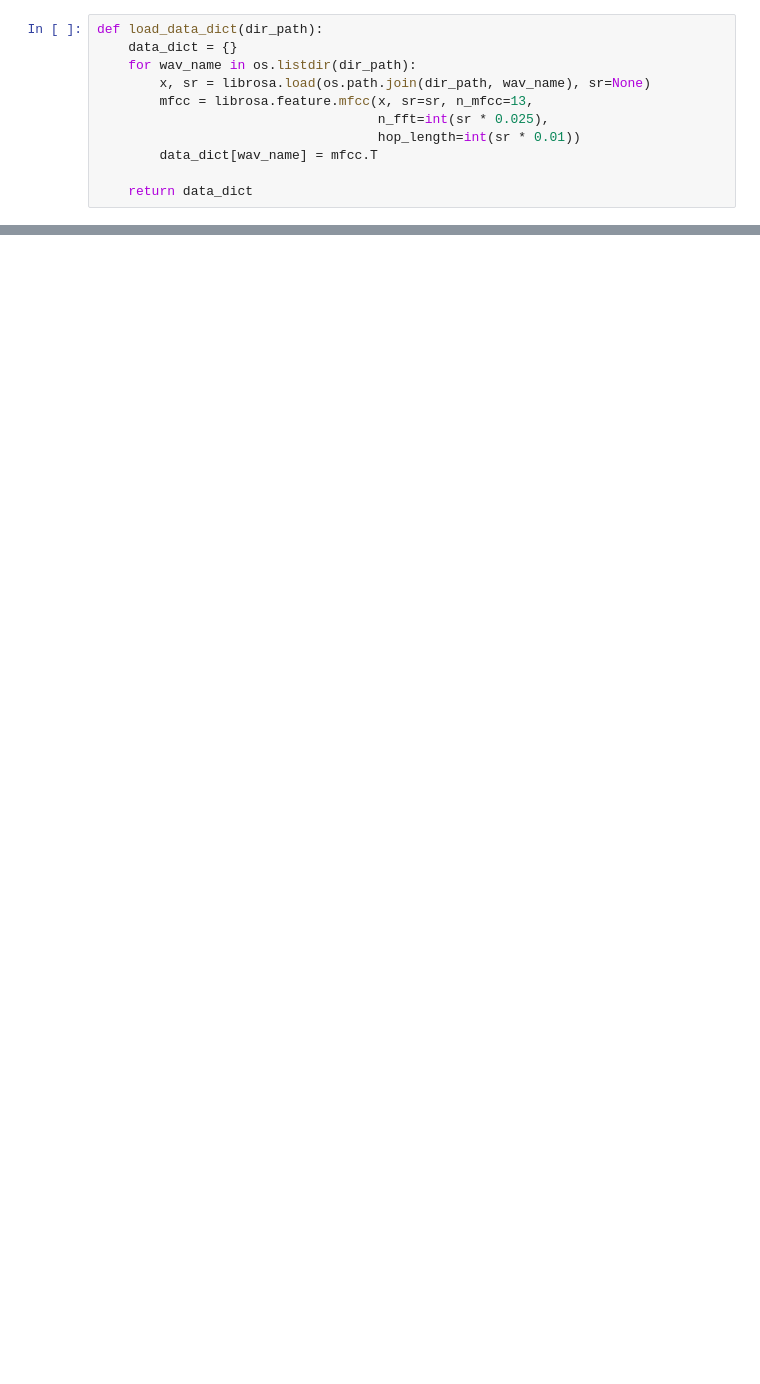
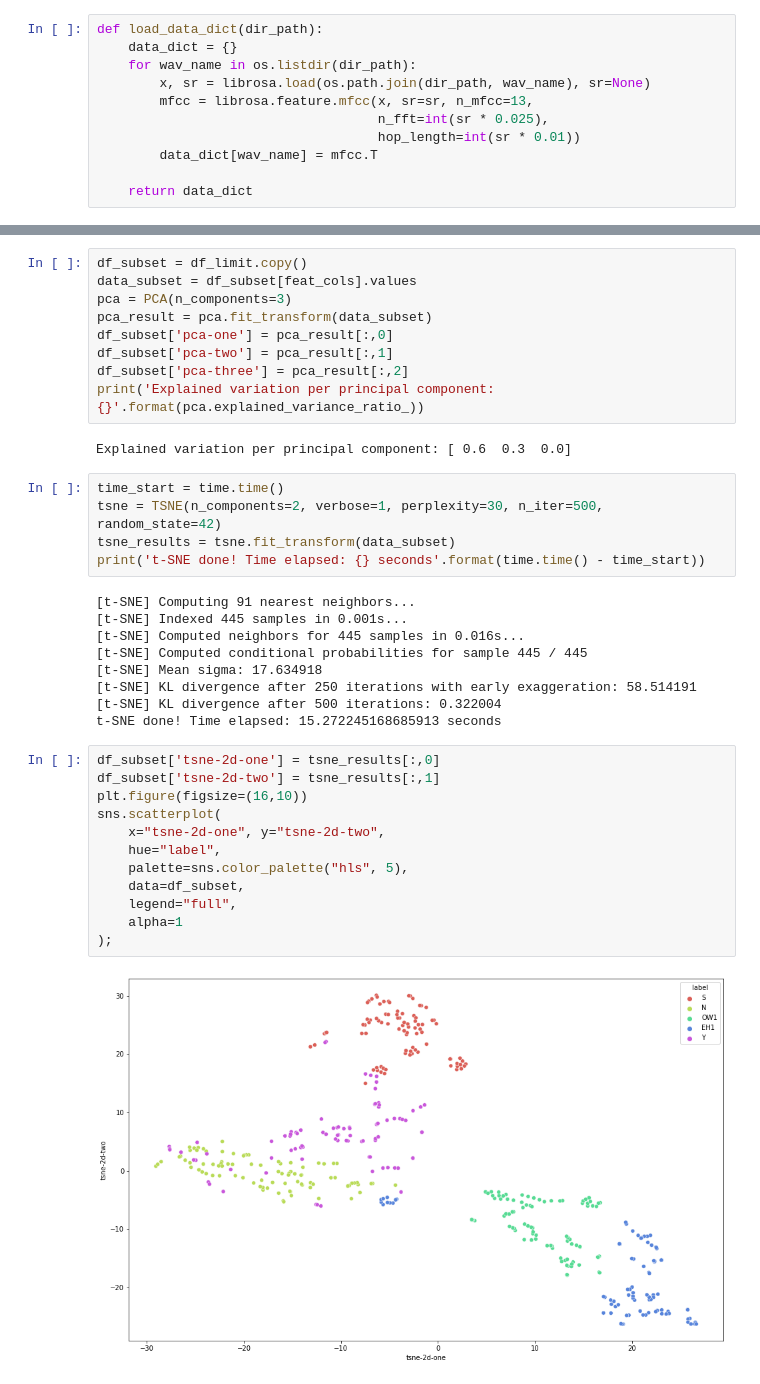
Before and after one commit to KhubbatulinMark/speech-processing-made-2021, a Jupyter notebook: laboratory/02-lab-02.ipynb, the cells around one changed output, grey strips where cells are left out. Drawn from its saved outputs; the diff is of its cells as text; blank space fills up the shorter version.

```diff
--- a/laboratory/02-lab-02.ipynb
+++ b/laboratory/02-lab-02.ipynb
@@ -453,0 +531,39 @@ df_time_wer_2['time'].iloc[1:].plot();
+# %%
+df_subset = df_limit.copy()
+data_subset = df_subset[feat_cols].values
+pca = PCA(n_components=3)
+pca_result = pca.fit_transform(data_subset)
+df_subset['pca-one'] = pca_result[:,0]
+df_subset['pca-two'] = pca_result[:,1]
+df_subset['pca-three'] = pca_result[:,2]
+print('Explained variation per principal component: {}'.format(pca.explained_variance_ratio_))
+# %% [output]
+Explained variation per principal component: [ 0.6  0.3  0.0]
+# %%
+time_start = time.time()
+tsne = TSNE(n_components=2, verbose=1, perplexity=30, n_iter=500, random_state=42)
+tsne_results = tsne.fit_transform(data_subset)
+print('t-SNE done! Time elapsed: {} seconds'.format(time.time() - time_start))
+# %% [output]
+[t-SNE] Computing 91 nearest neighbors...
+[t-SNE] Indexed 445 samples in 0.001s...
+[t-SNE] Computed neighbors for 445 samples in 0.016s...
+[t-SNE] Computed conditional probabilities for sample 445 / 445
+[t-SNE] Mean sigma: 17.634918
+[t-SNE] KL divergence after 250 iterations with early exaggeration: 58.514191
+[t-SNE] KL divergence after 500 iterations: 0.322004
+t-SNE done! Time elapsed: 15.272245168685913 seconds
+# %%
+df_subset['tsne-2d-one'] = tsne_results[:,0]
+df_subset['tsne-2d-two'] = tsne_results[:,1]
+plt.figure(figsize=(16,10))
+sns.scatterplot(
+    x="tsne-2d-one", y="tsne-2d-two",
+    hue="label",
+    palette=sns.color_palette("hls", 5),
+    data=df_subset,
+    legend="full",
+    alpha=1
+);
+# %% [output]
+[figure, added]
```
Also changed, not shown: parts of 80 cells of this notebook, 11 other files.
